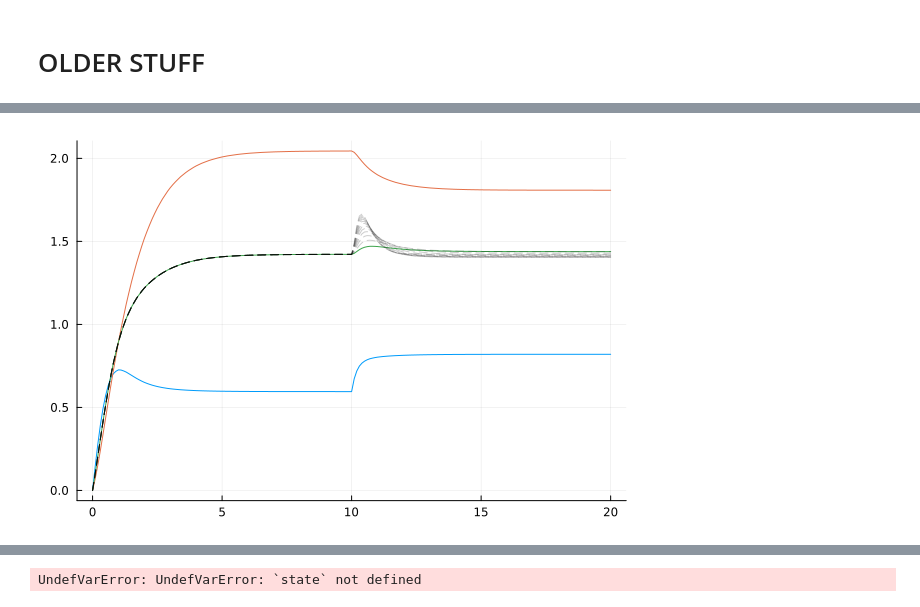
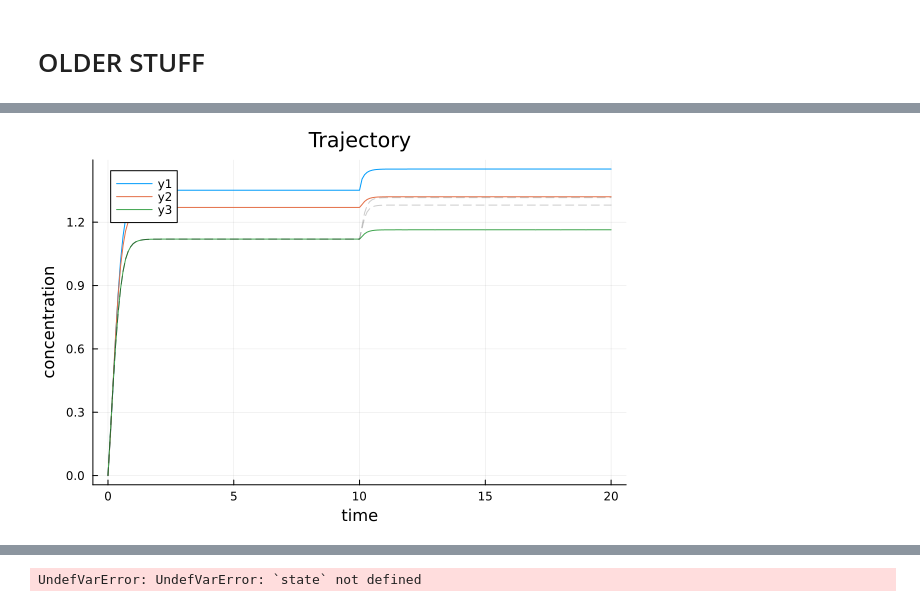
Before and after one commit to redsnic/SynthEvo, a Jupyter notebook: notebooks/test_EVO.ipynb, the cells around one changed output, grey strips where cells are left out. Cells and saved outputs as stored; diff of their text form; code cells hidden in the pictures.

```diff
--- a/notebooks/test_EVO.ipynb
+++ b/notebooks/test_EVO.ipynb
@@ -143,14 +155,0 @@ Best loss: 0.9192962365121549
-# %%
-perturb = 2
-opt_index = argmin(state.fitness)
-#opt_index = 10
-
-base_problem = SynthEvo.make_base_problem(C, C.ext_ode, u0, control0, state.pool[opt_index], t0, true, 0.1)
-shared_solution, solutions = SynthEvo.run_SF_CPU(C, base_problem, t0, t1, [2], 1e-5, 1e-5, true, 0.25)
-sol = SynthEvo.merge_solutions(shared_solution, solutions, 1, t0)
-plot( [(t*0.1) for t in 0:200], SynthEvo.vec2mat([sol(t*0.1)[1:3] for t in 0:200]), legend=false)
-
-# println("Optimal index: ", opt_index)
-# println("Adaptation error: ", abs(sol(t0)[3] - sol(t1)[3]))
-# println("sensitivity: ", abs(sol(t0)[3] - sol(t0+0.5)[3]), " and  loss : ", abs(abs(sol(t0)[3] - sol(t0+0.5)[3]) - 0.01))
-# plot(sol.t, vec2mat(sol.u)[:,1:4], label=["X1" "X2" "X3 (output)" "U"], lw=1.5, title="Dynamics of the optimal particle", xlabel="time", ylabel="concentration")
@@ -159,15 +156,8 @@ plot( [(t*0.1) for t in 0:200], SynthEvo.vec2mat([sol(t*0.1)[1:3] for t in 0:200
-# %%
-base_problem = SynthEvo.make_base_problem(C, C.ext_ode, u0, control0, state.pool[opt_index], t0, true, 0.1)
-shared_solution, solutions = SynthEvo.run_SF_CPU(C, base_problem, t0, t1, perturbation_list, 1e-5, 1e-5, true, 0.25)
-
-for i in 1:length(solutions)
-    sol = SynthEvo.merge_solutions(shared_solution, solutions, i, t0)
-    if i == 1
-        plot( [(t*0.1) for t in 0:200], SynthEvo.vec2mat([sol(t*0.1)[1:3] for t in 0:200]), legend=false)
-    else
-        plot!( [(t*0.1) for t in 0:200], [sol(t*0.1)[3] for t in 0:200], legend=false, color=:black, linestyle=:dash, alpha=0.2)
-    end
-end
-plot!()
-# %% [output]
-[figure, removed]
+# %%
+perturb = 2
+opt_index = argmin(state.fitness)
+#opt_index = 10
+
+SynthEvo.quick_trajectory_plot(C, state.pool[opt_index], 1, [2, 5, 6], t0, t1, 3)
+# %% [output]
+[figure, added]
```
Also changed, not shown: parts of 25 cells of this notebook, 7 other files.
